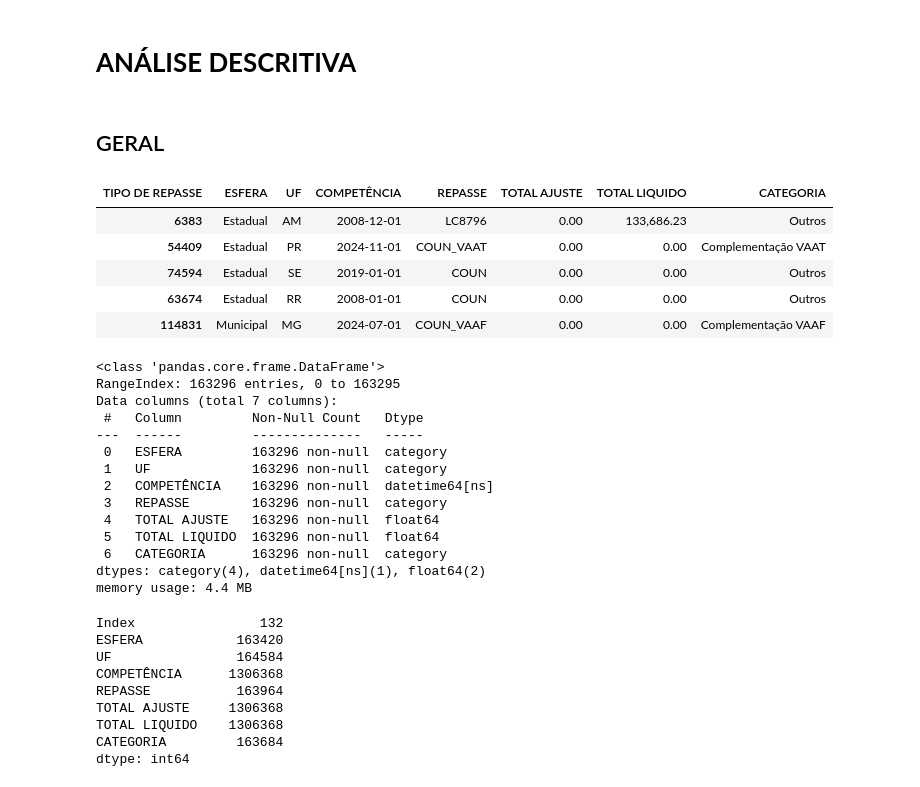
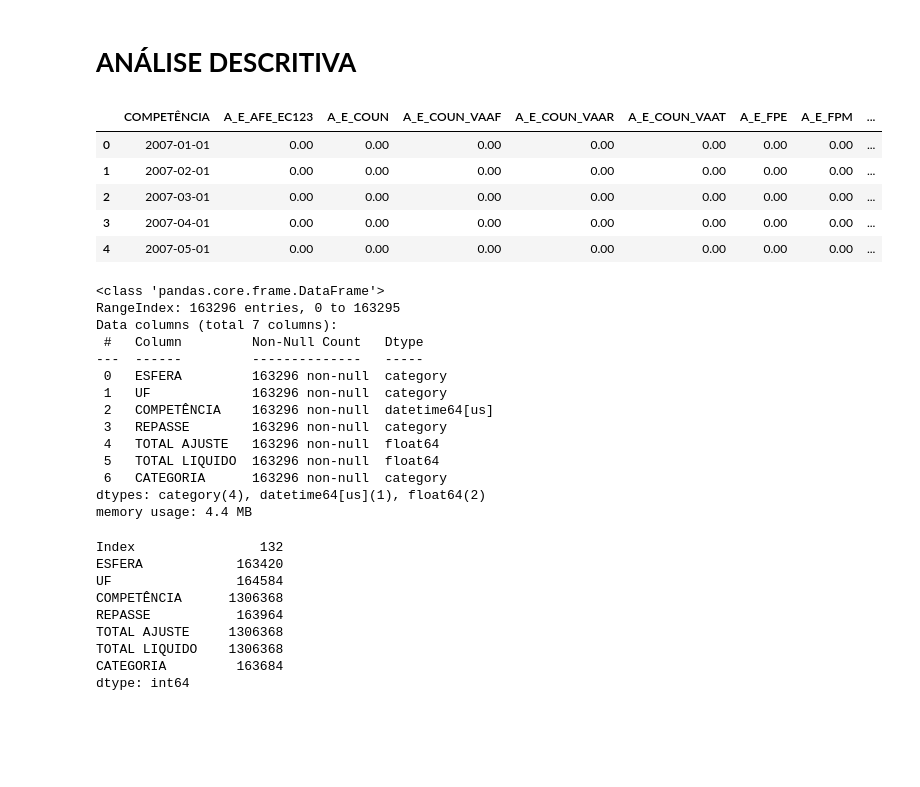
Before and after one commit to AdrianSBar/Repasses_FUNDEB, a Jupyter notebook: 1_Descriptive_data_analisy.ipynb, the cells around one changed output. Saved outputs shown, nothing was run; the diff lists cells and outputs as text; code cells hidden in the pictures; blank space fills up the shorter version.

```diff
--- a/1_Descriptive_data_analisy.ipynb
+++ b/1_Descriptive_data_analisy.ipynb
@@ -25,18 +29,16 @@ upgrade_data(fold='./RAW_DATAS')
 Arquivo 2024 desatualizado, refazendo download.
 # %% [markdown]
 # **ANÁLISE DESCRITIVA**
-# %% [markdown]
-## GERAL
 # %%
-df = pd.read_parquet('./DATASETS/summarized_data.parquet')
-df.sample(5)
+df = pd.read_parquet('./DATASETS/consolidated_data.parquet')
+df.head(5)
 # %% [output]
-| TIPO DE REPASSE | ESFERA | UF | COMPETÊNCIA | REPASSE | TOTAL AJUSTE | TOTAL LIQUIDO | CATEGORIA |
-| 6383 | Estadual | AM | 2008-12-01 | LC8796 | 0.00 | 133,686.23 | Outros |
-| 54409 | Estadual | PR | 2024-11-01 | COUN_VAAT | 0.00 | 0.00 | Complementação VAAT |
-| 74594 | Estadual | SE | 2019-01-01 | COUN | 0.00 | 0.00 | Outros |
-| 63674 | Estadual | RR | 2008-01-01 | COUN | 0.00 | 0.00 | Outros |
-| 114831 | Municipal | MG | 2024-07-01 | COUN_VAAF | 0.00 | 0.00 | Complementação VAAF |
+|  | COMPETÊNCIA | A_E_AFE_EC123 | A_E_COUN | A_E_COUN_VAAF | A_E_COUN_VAAR | A_E_COUN_VAAT | A_E_FPE | A_E_FPM | ... |
+| 0 | 2007-01-01 | 0.00 | 0.00 | 0.00 | 0.00 | 0.00 | 0.00 | 0.00 | ... |
+| 1 | 2007-02-01 | 0.00 | 0.00 | 0.00 | 0.00 | 0.00 | 0.00 | 0.00 | ... |
+| 2 | 2007-03-01 | 0.00 | 0.00 | 0.00 | 0.00 | 0.00 | 0.00 | 0.00 | ... |
+| 3 | 2007-04-01 | 0.00 | 0.00 | 0.00 | 0.00 | 0.00 | 0.00 | 0.00 | ... |
+| 4 | 2007-05-01 | 0.00 | 0.00 | 0.00 | 0.00 | 0.00 | 0.00 | 0.00 | ... |
 # %%
 df.info()
 # %% [output]
@@ -47,12 +49,12 @@ Data columns (total 7 columns):
 ---  ------         --------------   -----
  0   ESFERA         163296 non-null  category
  1   UF             163296 non-null  category
- 2   COMPETÊNCIA    163296 non-null  datetime64[ns]
+ 2   COMPETÊNCIA    163296 non-null  datetime64[us]
  3   REPASSE        163296 non-null  category
  4   TOTAL AJUSTE   163296 non-null  float64
  5   TOTAL LIQUIDO  163296 non-null  float64
  6   CATEGORIA      163296 non-null  category
-dtypes: category(4), datetime64[ns](1), float64(2)
+dtypes: category(4), datetime64[us](1), float64(2)
 memory usage: 4.4 MB
 # %%
 df.memory_usage()
```
Also changed, not shown: parts of 14 cells of this notebook, 7 other files.
